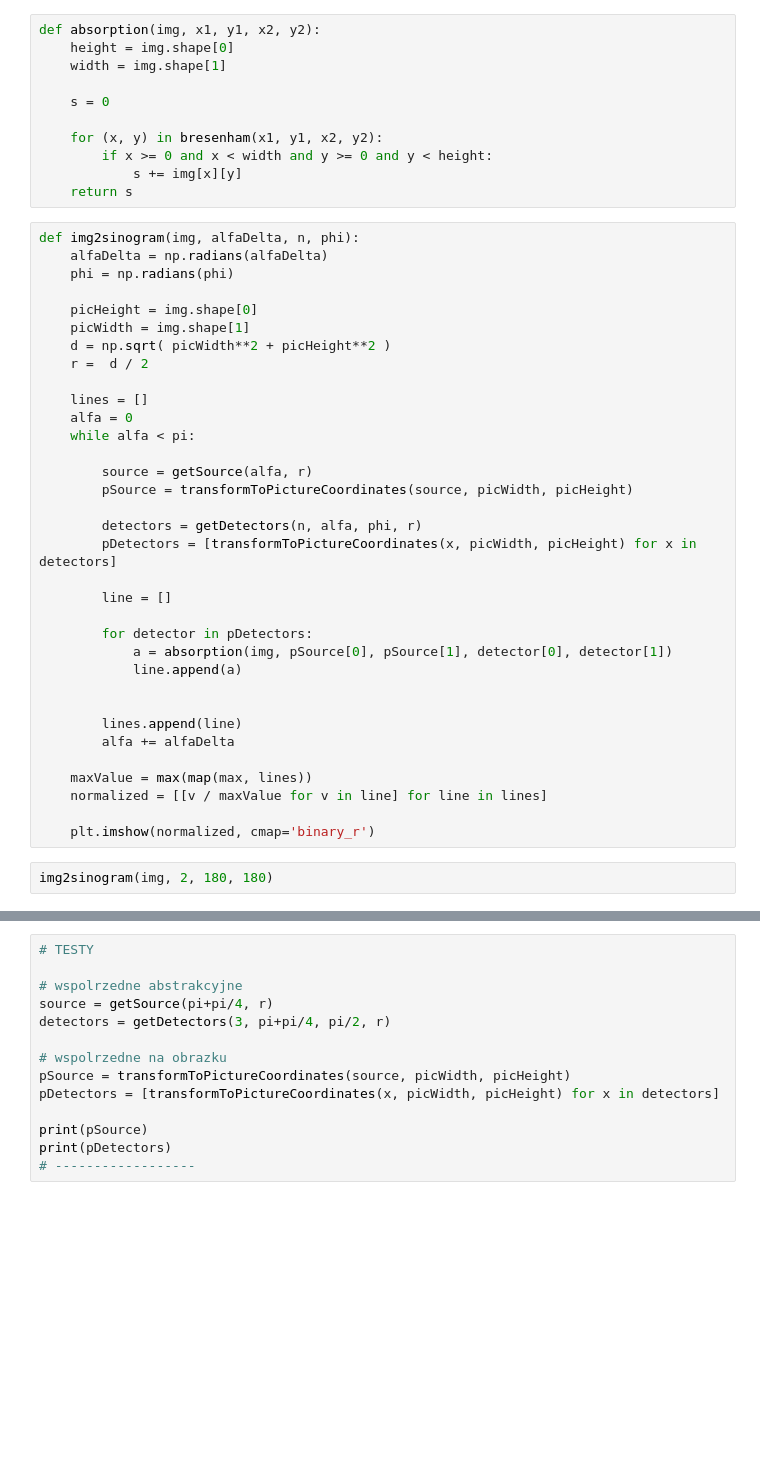
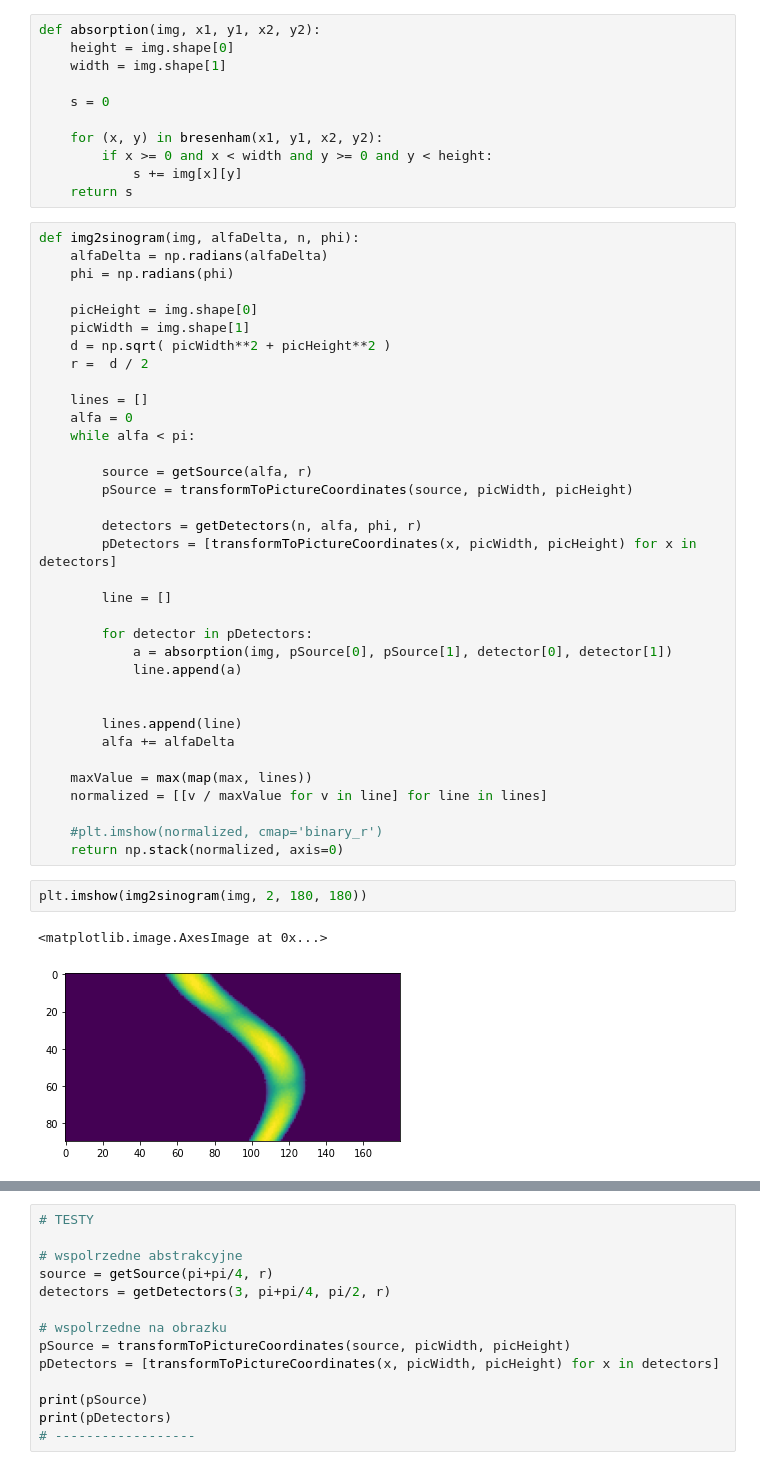
Before and after one commit to clmrv/tomograf, a Jupyter notebook: tomograf.ipynb, the cells around one changed output, grey strips where cells are left out. Cells and saved outputs as stored; diff of their text form; blank space fills up the shorter version.

```diff
--- a/tomograf.ipynb
+++ b/tomograf.ipynb
@@ -153,6 +157,10 @@ def img2sinogram(img, alfaDelta, n, phi):
     maxValue = max(map(max, lines))
     normalized = [[v / maxValue for v in line] for line in lines]
 
-    plt.imshow(normalized, cmap='binary_r')
+    #plt.imshow(normalized, cmap='binary_r')
+    return np.stack(normalized, axis=0)
 # %%
-img2sinogram(img, 2, 180, 180)
+plt.imshow(img2sinogram(img, 2, 180, 180))
+# %% [output]
+<matplotlib.image.AxesImage at 0x...>
+[figure, added]
```
Also changed, not shown: parts of 7 cells of this notebook.
